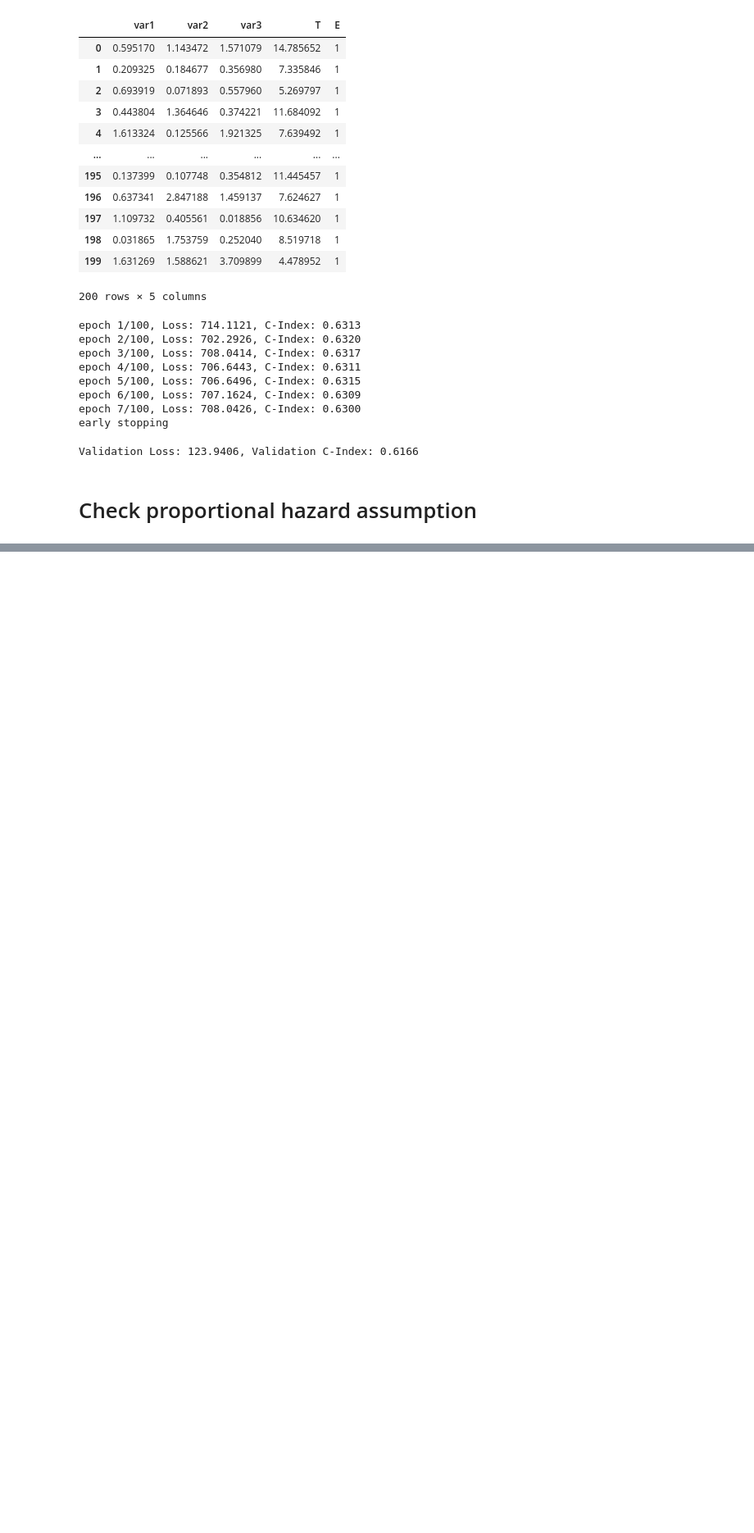
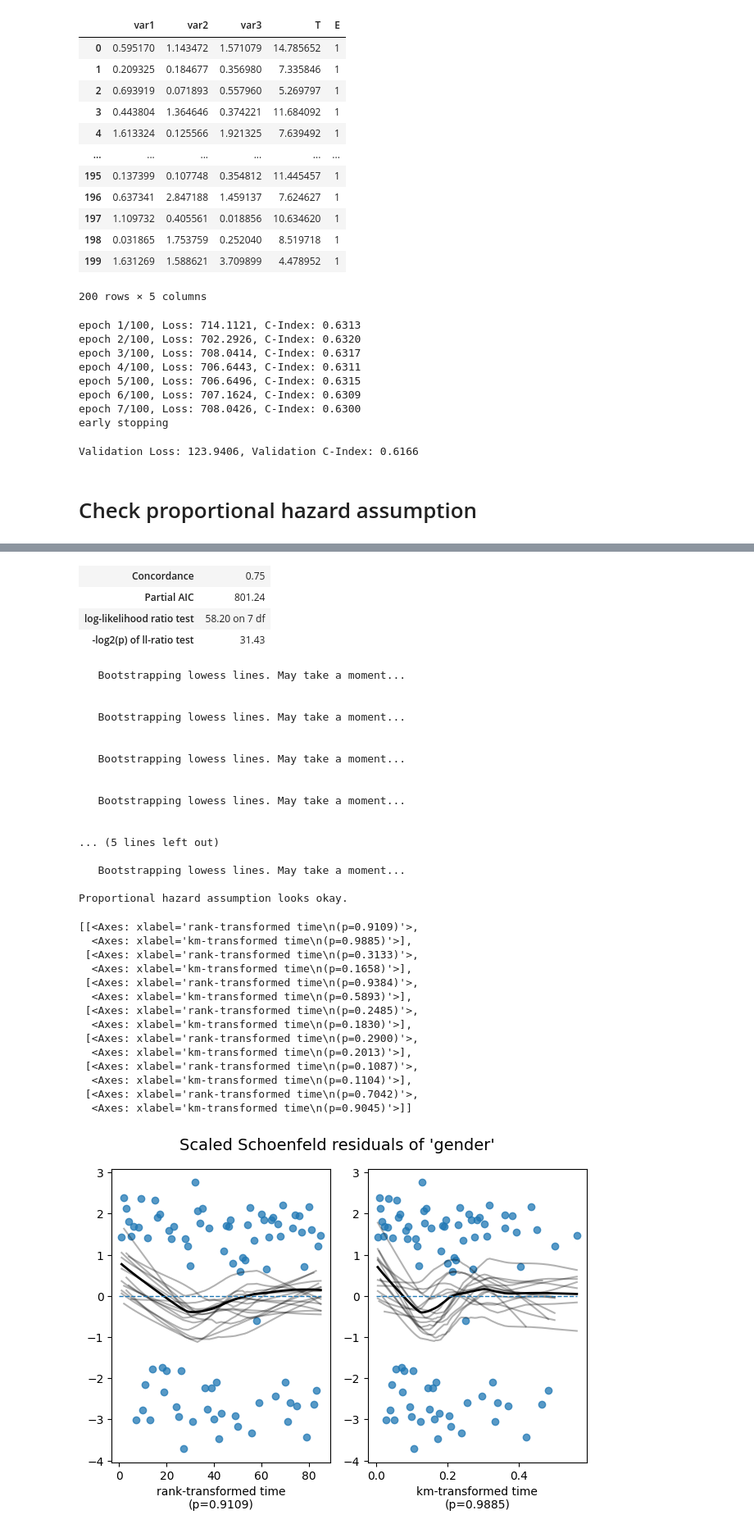
Before and after one commit to quanghieu31/multimodal-ccRCC, a Jupyter notebook: examples/coxph.ipynb, the cells around one changed output, grey strips where cells are left out. Shown at 82% size. Saved outputs shown, nothing was run; the diff lists cells and outputs as text; code cells hidden in the pictures; blank space fills up the shorter version.

Commit message:
clinical temp done

```diff
--- a/examples/coxph.ipynb
+++ b/examples/coxph.ipynb
@@ -1,3 +1,9 @@
+# %%
+import configparser
+config = configparser.ConfigParser()
+config.read("../config.ini")
+
+import pandas as pd
 # %% [markdown]
 # Toy data using Cox and training the NLL
 # %%
@@ -153,3 +159,17 @@ print(f"Validation Loss: {loss_val.item():.4f}, Validation C-Index: {ci_val:.4f}
 Validation Loss: 123.9406, Validation C-Index: 0.6166
 # %% [markdown]
 # Check proportional hazard assumption
+# %%
+clinical_path_267 = config["clinical_path"]["cleaned_clinical_267"]
+data_267 = pd.read_csv(clinical_path_267)
+df_check_ph_assumption = data_267.drop(["id", "submitter_id"], axis=1)
+
+
+from lifelines import CoxPHFitter
+
+cph = CoxPHFitter()
+cph.fit(df_check_ph_assumption, duration_col='time', event_col='event')
+cph.print_summary()
+
+cph.check_assumptions(df_check_ph_assumption, p_value_threshold=0.05, show_plots=True)
+# %% [output]
@@ -155,0 +192,36 @@ Validation Loss: 123.9406, Validation C-Index: 0.6166
+| Concordance | 0.75 |
+| Partial AIC | 801.24 |
+| log-likelihood ratio test | 58.20 on 7 df |
+| -log2(p) of ll-ratio test | 31.43 |
+   Bootstrapping lowess lines. May take a moment...
+
+
+   Bootstrapping lowess lines. May take a moment...
+
+
+   Bootstrapping lowess lines. May take a moment...
+
+
+   Bootstrapping lowess lines. May take a moment...
+
+
+... (5 lines left out)
+
+   Bootstrapping lowess lines. May take a moment...
+
+Proportional hazard assumption looks okay.
+[[<Axes: xlabel='rank-transformed time\n(p=0.9109)'>,
+  <Axes: xlabel='km-transformed time\n(p=0.9885)'>],
+ [<Axes: xlabel='rank-transformed time\n(p=0.3133)'>,
+  <Axes: xlabel='km-transformed time\n(p=0.1658)'>],
+ [<Axes: xlabel='rank-transformed time\n(p=0.9384)'>,
+  <Axes: xlabel='km-transformed time\n(p=0.5893)'>],
+ [<Axes: xlabel='rank-transformed time\n(p=0.2485)'>,
+  <Axes: xlabel='km-transformed time\n(p=0.1830)'>],
+ [<Axes: xlabel='rank-transformed time\n(p=0.2900)'>,
+  <Axes: xlabel='km-transformed time\n(p=0.2013)'>],
+ [<Axes: xlabel='rank-transformed time\n(p=0.1087)'>,
+  <Axes: xlabel='km-transformed time\n(p=0.1104)'>],
+ [<Axes: xlabel='rank-transformed time\n(p=0.7042)'>,
+  <Axes: xlabel='km-transformed time\n(p=0.9045)'>]]
+[figure, added]
```
Also changed, not shown: parts of 1 cell of this notebook, 4 other files.
